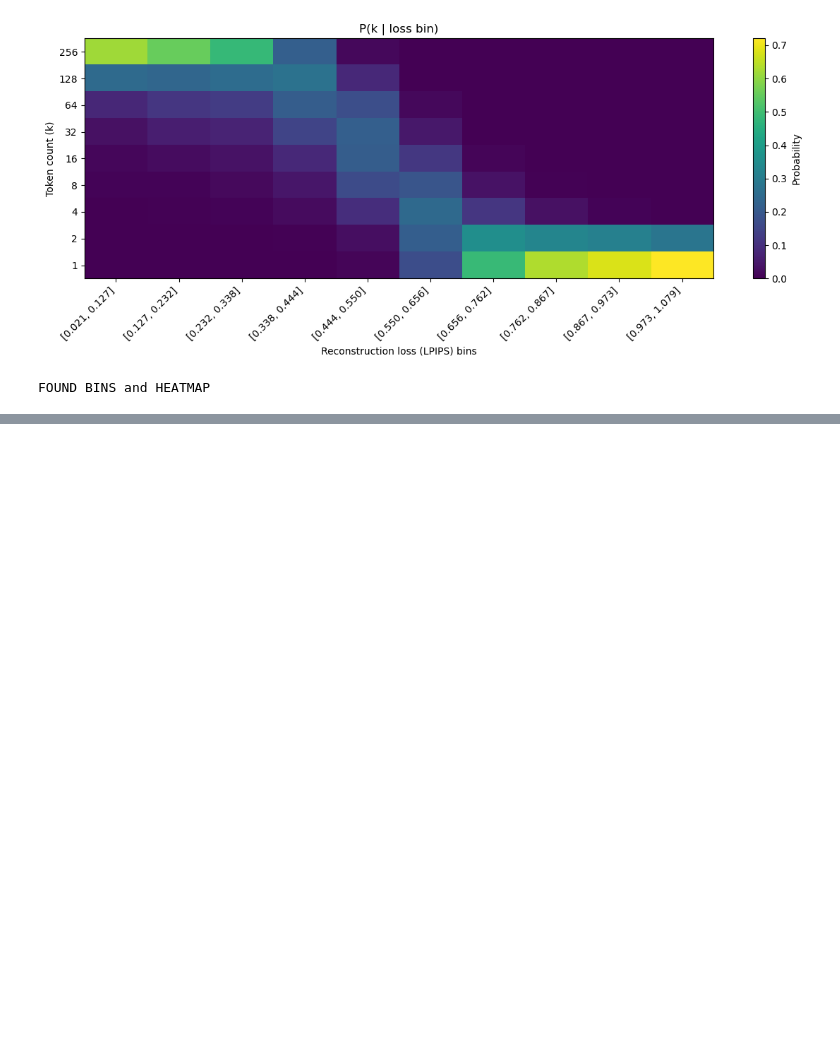
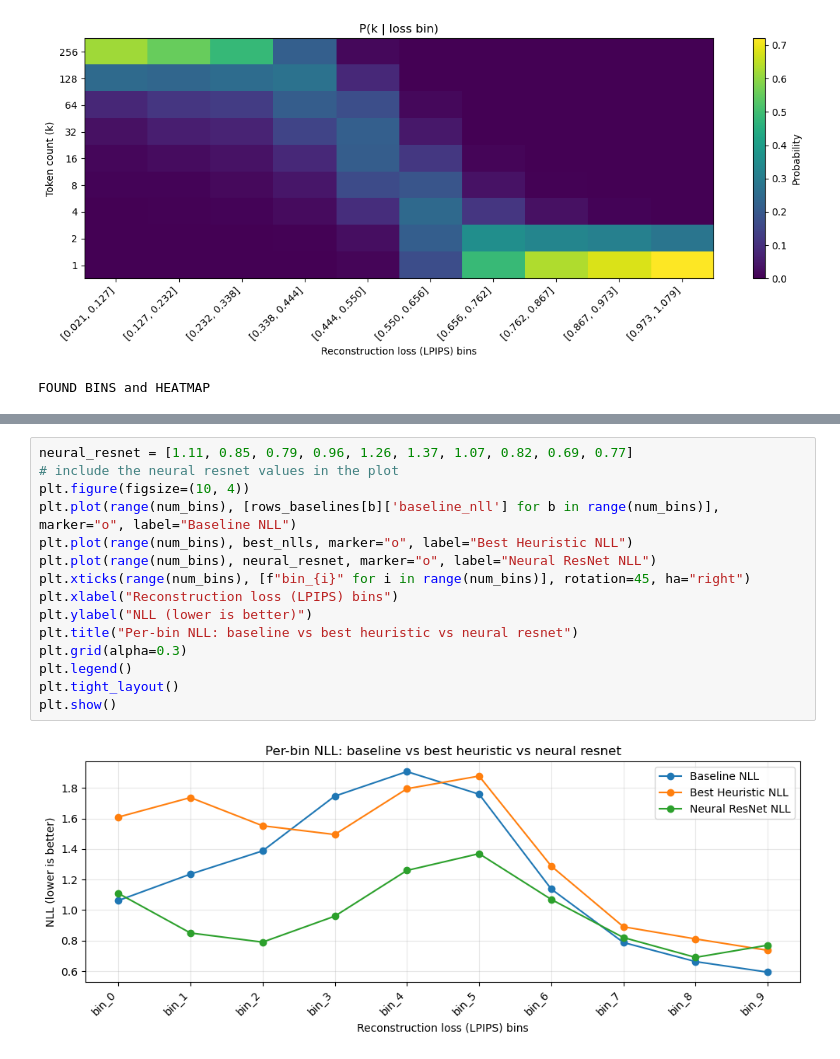
Before and after one commit to hevra01/thesis, a Jupyter notebook: notebooks/baselines/lower_bound/lpips_given_recon_loss_find_token_count.ipynb, the cells around one changed output, grey strips where cells are left out. Saved outputs shown, nothing was run; the diff lists cells and outputs as text; blank space fills up the shorter version.

```diff
--- a/notebooks/baselines/lower_bound/lpips_given_recon_loss_find_token_count.ipynb
+++ b/notebooks/baselines/lower_bound/lpips_given_recon_loss_find_token_count.ipynb
@@ -480,0 +580,17 @@ plot_per_bin_nll(rows, title="Per-bin NLL (tau=0.05)")
+# %%
+neural_resnet = [1.11, 0.85, 0.79, 0.96, 1.26, 1.37, 1.07, 0.82, 0.69, 0.77]
+# include the neural resnet values in the plot
+plt.figure(figsize=(10, 4))
+plt.plot(range(num_bins), [rows_baselines[b]['baseline_nll'] for b in range(num_bins)], marker="o", label="Baseline NLL")
+plt.plot(range(num_bins), best_nlls, marker="o", label="Best Heuristic NLL")
+plt.plot(range(num_bins), neural_resnet, marker="o", label="Neural ResNet NLL")
+plt.xticks(range(num_bins), [f"bin_{i}" for i in range(num_bins)], rotation=45, ha="right")
+plt.xlabel("Reconstruction loss (LPIPS) bins")
+plt.ylabel("NLL (lower is better)")
+plt.title("Per-bin NLL: baseline vs best heuristic vs neural resnet")
+plt.grid(alpha=0.3)
+plt.legend()
+plt.tight_layout()
+plt.show()
+# %% [output]
+[figure, added]
```
Also changed, not shown: parts of 18 cells of this notebook, 1 other file.
